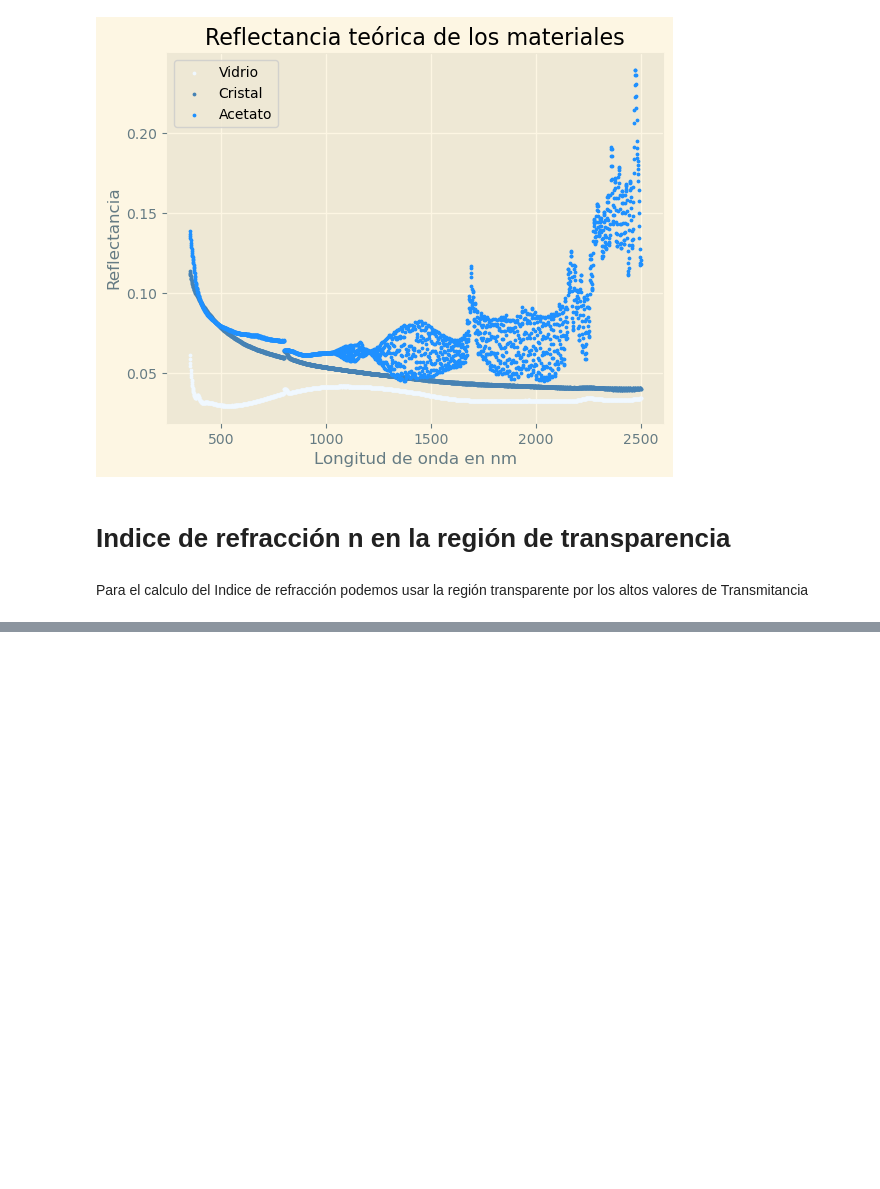
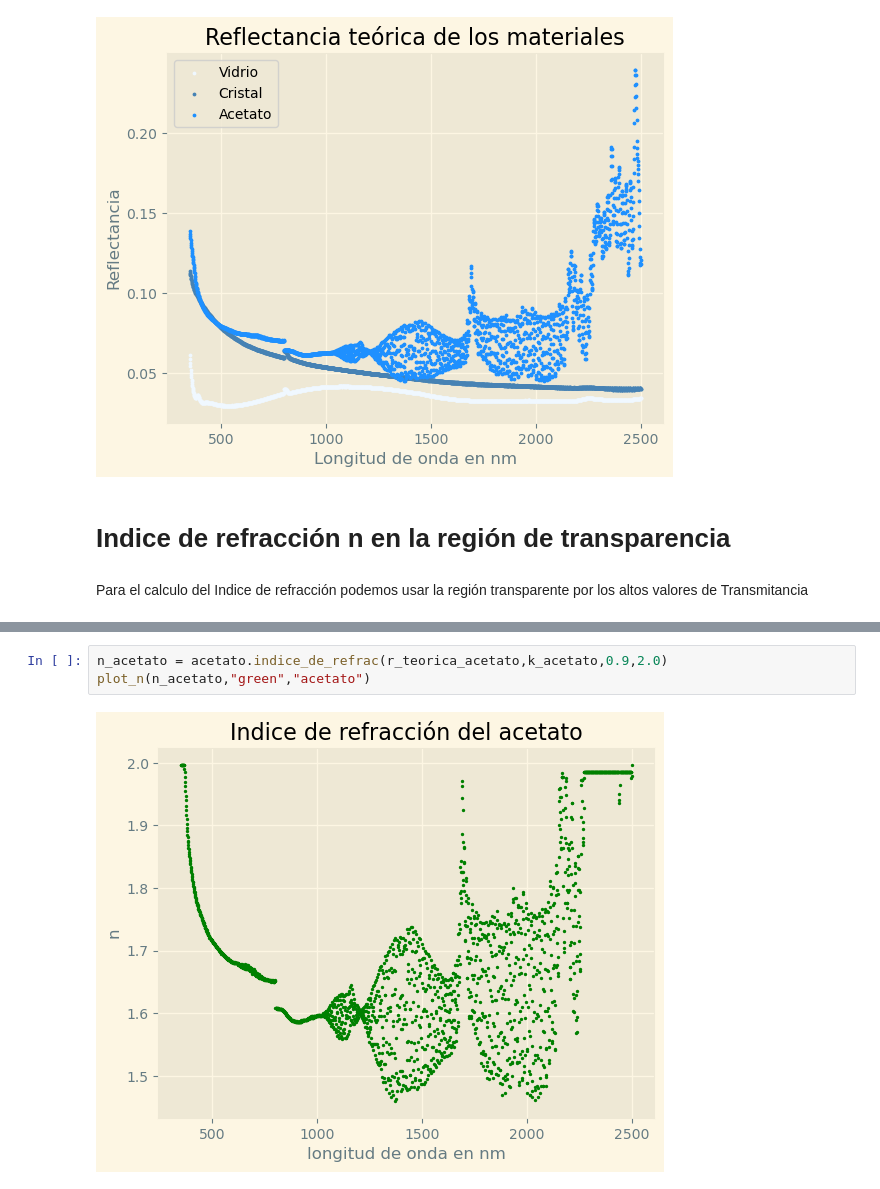
Before and after one commit to AlejoProjects/tecnicas, a Jupyter notebook: BandGapInitial.ipynb, the cells around one changed output, grey strips where cells are left out. Cells and saved outputs as stored; diff of their text form; blank space fills up the shorter version.

```diff
--- a/BandGapInitial.ipynb
+++ b/BandGapInitial.ipynb
@@ -344 +386,6 @@ n_cristal = vidrio.indice_de_refrac(r_teorica_vidrio,k_cristal,1,2)
+# %%
+n_acetato = acetato.indice_de_refrac(r_teorica_acetato,k_acetato,0.9,2.0)
+plot_n(n_acetato,"green","acetato")
+# %% [output]
+[figure, added]
 # %%
```
Also changed, not shown: parts of 10 cells of this notebook.
